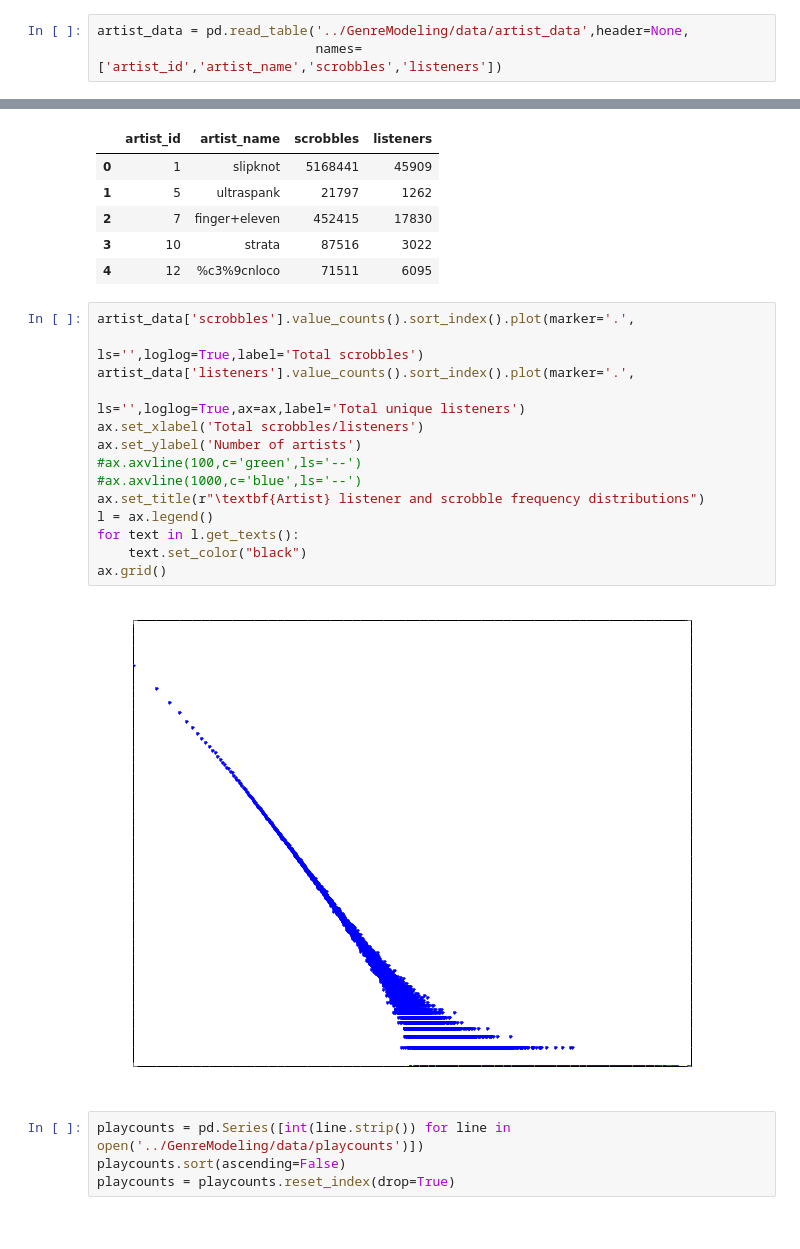
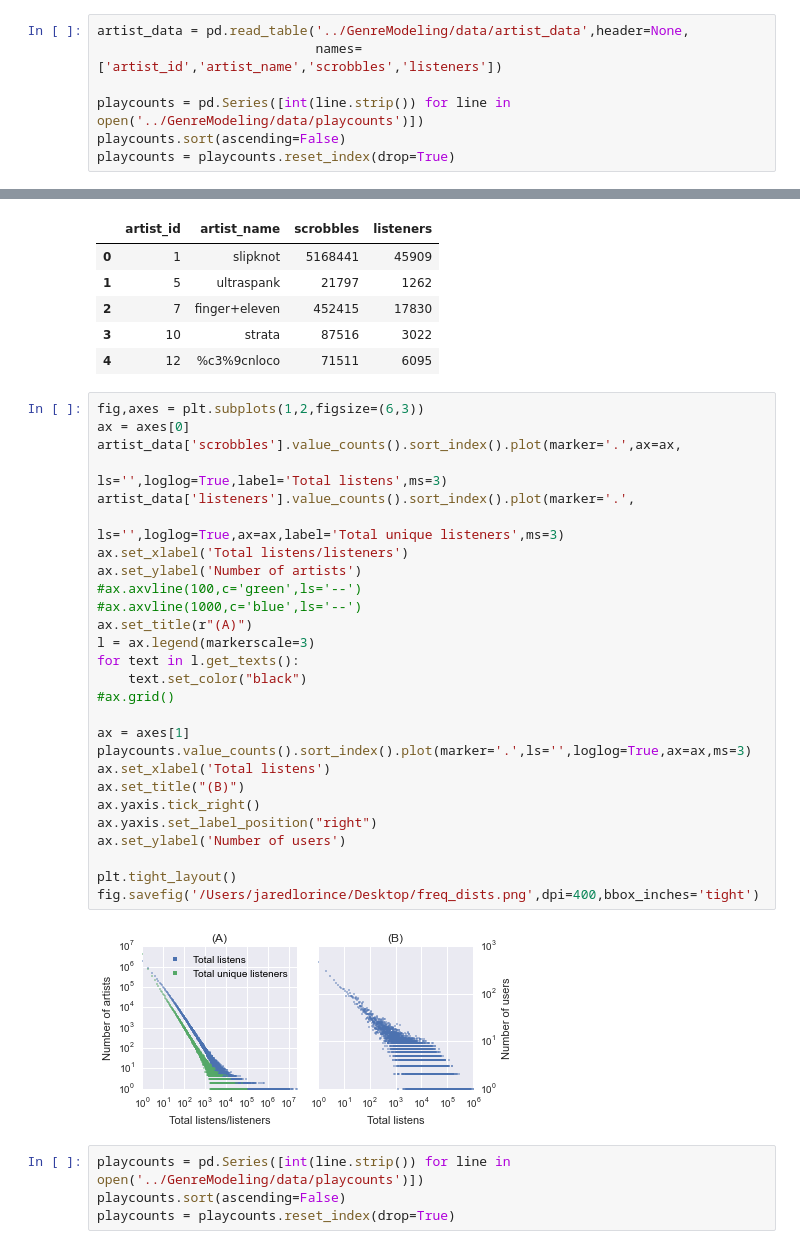
Before and after one commit to jlorince/MusicForaging, a Jupyter notebook: notebooks/northwestern.ipynb, the cells around one changed output, grey strips where cells are left out. Drawn from its saved outputs; the diff is of its cells as text.

```diff
--- a/notebooks/northwestern.ipynb
+++ b/notebooks/northwestern.ipynb
@@ -238,6 +279,10 @@ ax.set_ylabel("Median proportion overlap")
 # %%
 artist_data = pd.read_table('../GenreModeling/data/artist_data',header=None,
                             names=['artist_id','artist_name','scrobbles','listeners'])
+
+playcounts = pd.Series([int(line.strip()) for line in open('../GenreModeling/data/playcounts')])
+playcounts.sort(ascending=False)
+playcounts = playcounts.reset_index(drop=True)
 # %%
 artist_data.head()
 # %% [output]
@@ -248,21 +293,34 @@ artist_data.head()
 | 3 | 10 | strata | 87516 | 3022 |
 | 4 | 12 | %c3%9cnloco | 71511 | 6095 |
 # %%
-artist_data['scrobbles'].value_counts().sort_index().plot(marker='.',
-                                                          ls='',loglog=True,label='Total scrobbles')
+fig,axes = plt.subplots(1,2,figsize=(6,3))
+ax = axes[0]
+artist_data['scrobbles'].value_counts().sort_index().plot(marker='.',ax=ax,
+                                                          ls='',loglog=True,label='Total listens',ms=3)
 artist_data['listeners'].value_counts().sort_index().plot(marker='.',
-                                                          ls='',loglog=True,ax=ax,label='Total unique listeners')
-ax.set_xlabel('Total scrobbles/listeners')
+                                                          ls='',loglog=True,ax=ax,label='Total unique listeners',ms=3)
+ax.set_xlabel('Total listens/listeners')
 ax.set_ylabel('Number of artists')
 #ax.axvline(100,c='green',ls='--')
 #ax.axvline(1000,c='blue',ls='--')
-ax.set_title(r"\textbf{Artist} listener and scrobble frequency distributions")
-l = ax.legend()
+ax.set_title(r"(A)")
+l = ax.legend(markerscale=3)
 for text in l.get_texts():
     text.set_color("black")
-ax.grid()
+#ax.grid()
+
+ax = axes[1]
+playcounts.value_counts().sort_index().plot(marker='.',ls='',loglog=True,ax=ax,ms=3)
+ax.set_xlabel('Total listens')
+ax.set_title("(B)")
+ax.yaxis.tick_right()
+ax.yaxis.set_label_position("right")
+ax.set_ylabel('Number of users')
+
+plt.tight_layout()
+fig.savefig('/Users/jaredlorince/Desktop/freq_dists.png',dpi=400,bbox_inches='tight')
 # %% [output]
-[figure, old version]
+[figure, new version]
 # %%
 playcounts = pd.Series([int(line.strip()) for line in open('../GenreModeling/data/playcounts')])
 playcounts.sort(ascending=False)
```
Also changed, not shown: parts of 43 cells of this notebook, 10 other files.
